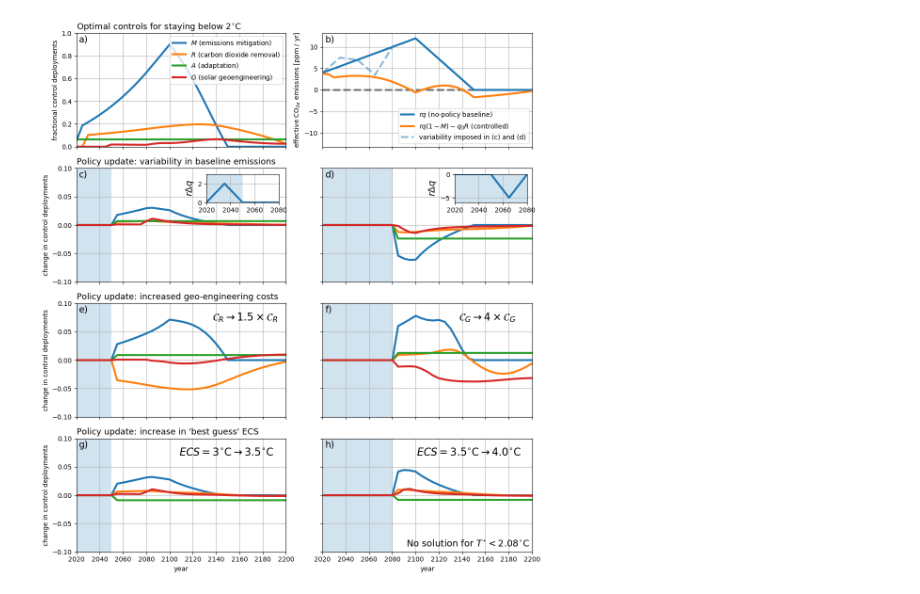
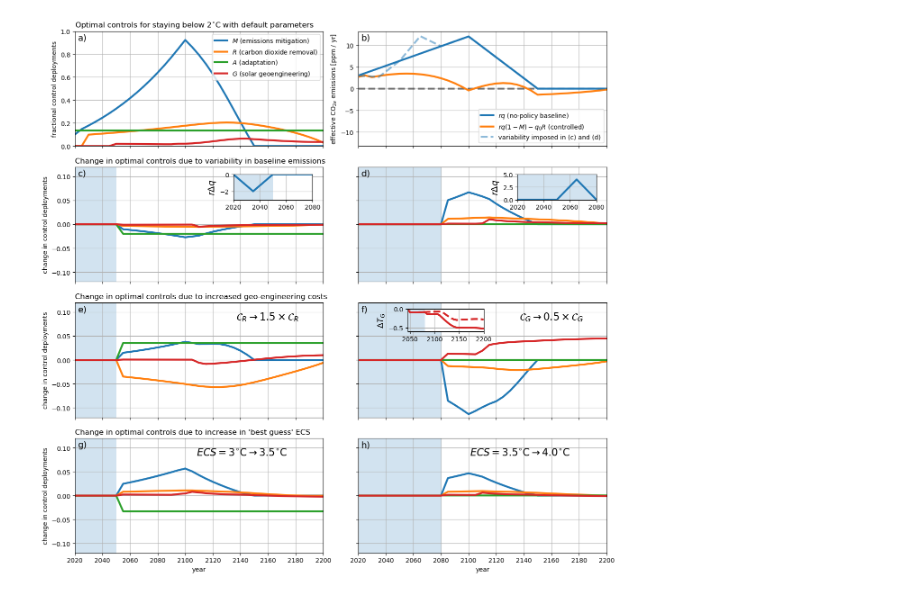
Before and after one commit to hdrake/OptimizeClimate, a Jupyter notebook: notebooks/1_policy_update.ipynb, the cells around one changed output. Cells and saved outputs as stored; diff of their text form; code cells hidden in the pictures.

```diff
--- a/notebooks/1_policy_update.ipynb
+++ b/notebooks/1_policy_update.ipynb
@@ -17,21 +17,16 @@ include("../src/stochastic_emissions.jl");
 rcParams = PyPlot.PyDict(PyPlot.matplotlib."rcParams");
 rcParams["lines.linestyle"] = "-";
 # %%
-fig = figure(figsize=(11,12))
+model = ClimateModel();
+optimize_controls!(model);
+
+Δt = 30.
+Δq_samples = [-2., 4.]/model.physics.r
 
 ensemble = Dict()
-Δt = 30.
-δq = 5.
-
-# Random.seed!(3);
-# d = Normal(0., δq)
-# Δq_samples = rand(d, 2)
-Δq_samples = [2., -5.]/0.4
-
-model = ClimateModel();
-optimize_controls!(model);
 ensemble[string(Int64(model.present_year))] = deep_copy(model);
 
+fig = figure(figsize=(13,12.5))
 fig.add_subplot(4,length(Δq_samples),1)
 plot_controls(model)
 legend(loc="upper right")
@@ -39,7 +34,6 @@ xlabel("")
 locs, labels = xticks()
 xticks(locs, labels=[])
 title("")
-title(L"Optimal controls for staying below $2^{\circ}$C", loc="left", fontsize=13)
 
 fig.add_subplot(4,length(Δq_samples),2)
 plot_emissions(model)
@@ -51,6 +45,7 @@ title("")
 control_dict = Dict()
 model_dict = Dict()
 
+ylims = [-0.12, 0.12]
 
 print("\nResponse to variability in baseline emissions\n")
 previous_year = deepcopy(model.present_year)
@@ -83,13 +78,13 @@ for (n, Δq) in enumerate(Δq_samples)
 
     # Plotting
     fig.add_subplot(4, length(Δq_samples), length(Δq_samples)+n)
-    fill_between([2020, model.present_year], [-0.1, -0.1], [0.1, 0.1], facecolor="C0", alpha=0.2)
+    fill_between([2020, model.present_year], [1, 1]*ylims[1], [1, 1]*ylims[2], facecolor="C0", alpha=0.2)
     plot(model.domain, model.controls.mitigate .- control.controls.mitigate)
     plot(model.domain, model.controls.remove .- control.controls.remove)
     plot(model.domain, model.controls.adapt .- control.controls.adapt)
     plot(model.domain, model.controls.geoeng .- control.controls.geoeng)
     xlim([2020, 2200])
-    ylim([-0.1, 0.1])
+    ylim(ylims)
     xlabel("")
     ylabel("")
     locs, labels = xticks()
@@ -97,7 +92,7 @@ for (n, Δq) in enumerate(Δq_samples)
     locs, labels = yticks(-0.1:0.05:0.1)
     if n==1
         ylabel("change in control deployments");
-        title("Policy update: variability in baseline emissions", loc="left", fontsize=13)
+        #tit = title("Change in optimal controls due to variability in baseline emissions", loc="left", fontsize=13)
     else
         locs, labels = yticks()
         yticks(locs, labels=[])
@@ -137,34 +132,37 @@ print("Cost overuns: $cost_overrun\n")
 
 # Plotting
 fig.add_subplot(4, length(Δq_samples), length(Δq_samples)*2+1)
-fill_between([2020, model.present_year], [-0.1, -0.1], [0.1, 0.1], facecolor="C0", alpha=0.2)
+fill_between([2020, model.present_year], [1, 1]*ylims[1], [1, 1]*ylims[2], facecolor="C0", alpha=0.2)
 plot(model.domain, model.controls.mitigate .- control.controls.mitigate)
 plot(model.domain, model.controls.remove .- control.controls.remove)
 plot(model.domain, model.controls.adapt .- control.controls.adapt)
 plot(model.domain, model.controls.geoeng .- control.controls.geoeng)
 xlim([2020, 2200])
-ylim([-0.1, 0.1])
 xlabel("")
 ylabel("change in control deployments")
-title("Policy update: increased geo-engineering costs", loc="left", fontsize=13)
+#tit = title("Change in optimal controls due to increased geo-engineering costs", loc="left", fontsize=13)
 grid(true)
 locs, labels = xticks()
 xticks(locs, labels=[])
 locs, labels = yticks(-0.1:0.05:0.1)
+ylim(ylims)
 annotate(s=L"$\mathcal{C}_{R} \rightarrow 1.5 \times \mathcal{C}_{R}$", xy=(0.65, 0.85), xycoords="axes fraction", fontsize=16)
 
 step_forward!(model, Δt)
 control = deep_copy(model)
 cost_control = deep_copy(control)
 
-model.economics.geoeng_cost *= 4
+model.economics.geoeng_cost *= 0.5
 
 NPV_old = deepcopy(discounted_total_control_cost(model))
 maxT_old = deepcopy(maximum(δT_adapt(model)))
 
 optimize_controls!(model);
 optimize_controls!(control);
-control.economics.geoeng_cost *= 4
+control.economics.geoeng_cost *= 0.5
+
+model_dict["G_control"] = deep_copy(control)
+model_dict["G_model"] = deep_copy(model)
 
 NPV_revised = discounted_total_control_cost(model)
 maxT_revised = maximum(δT_adapt(model))
@@ -180,7 +178,7 @@ print("Cost overuns: $cost_overrun\n")
 
 # Plotting
 fig.add_subplot(4, length(Δq_samples), length(Δq_samples)*2+2)
-fill_between([2020, model.present_year], [-0.1, -0.1], [0.1, 0.1], facecolor="C0", alpha=0.2)
+fill_between([2020, model.present_year], [1, 1]*ylims[1], [1, 1]*ylims[2], facecolor="C0", alpha=0.2)
 plot(model.domain, model.controls.mitigate .- control.controls.mitigate)
 plot(model.domain, model.controls.remove .- control.controls.remove)
 plot(model.domain, model.controls.adapt .- control.controls.adapt)
@@ -188,13 +186,13 @@ plot(model.domain, model.controls.geoeng .- control.controls.geoeng)
 xlim([2020, 2200])
 xlabel("")
 ylabel("")
-ylim([-0.1, 0.1])
 grid(true)
 locs, labels = xticks()
 xticks(locs, labels=[])
 locs, labels = yticks()
 yticks(locs, labels=[])
-annotate(s=L"$\mathcal{C}_{G} \rightarrow 4 \times \mathcal{C}_{G}$", xy=(0.65, 0.85), xycoords="axes fraction", fontsize=16)
+ylim(ylims)
+annotate(s=L"$\mathcal{C}_{G} \rightarrow 0.5 \times \mathcal{C}_{G}$", xy=(0.65, 0.85), xycoords="axes fraction", fontsize=16)
 
 ########################################################
 ########################################################
@@ -225,18 +223,17 @@ print("T = $maxT_old to $maxT_revised\n")
 
 # Plotting
 fig.add_subplot(4, length(Δq_samples), length(Δq_samples)*3+1)
-fill_between([2020, model.present_year], [-0.1, -0.1], [0.1, 0.1], facecolor="C0", alpha=0.2)
+fill_between([2020, model.present_year], [1, 1]*ylims[1], [1, 1]*ylims[2], facecolor="C0", alpha=0.2)
 plot(model.domain, model.controls.mitigate .- control.controls.mitigate)
 plot(model.domain, model.controls.remove .- control.controls.remove)
 plot(model.domain, model.controls.adapt .- control.controls.adapt)
 plot(model.domain, model.controls.geoeng .- control.controls.geoeng)
 xlim([2020, 2200])
-ylim([-0.1, 0.1])
 xlabel("year")
 ylabel("change in control deployments")
-title("Policy update: increase in 'best guess' ECS", loc="left", fontsize=13)
 locs, labels = yticks(-0.1:0.05:0.1)
 grid(true)
+ylim(ylims)
 annotate(s=L"$ECS = 3^{\circ}$C$\rightarrow 3.5^{\circ}$C", xy=(0.49, 0.85), xycoords="axes fraction", fontsize=16)
 
 step_forward!(model, Δt)
@@ -249,8 +246,8 @@ model.physics.τd = (model.physics.Cd/model.physics.B) * (model.physics.B+model.
 NPV_old = deepcopy(discounted_total_control_cost(model))
 maxT_old = deepcopy(maximum(δT_adapt(model)))
 
-m = optimize_controls!(model, temp_goal = 2.075);
-m = optimize_controls!(control, temp_goal = 2.075);
+m = optimize_controls!(model, temp_goal = 2.0);
+m = optimize_controls!(control, temp_goal = 2.0);
 control.physics.B = ensemble["2020"].physics.B * FCO₂_2x/(FCO₂_2x + 1.0)
 control.physics.ECS = (FCO₂_2x*sec_per_year)/control.physics.B
 control.physics.τd = (control.physics.Cd/control.physics.B) * (control.physics.B+control.physics.κ)/control.physics.κ
@@ -263,41 +260,53 @@ print("T = $maxT_old to $maxT_revised\n")
 
 # Plotting
 fig.add_subplot(4, length(Δq_samples), length(Δq_samples)*3+2)
-fill_between([2020, model.present_year], [-0.1, -0.1], [0.1, 0.1], facecolor="C0", alpha=0.2)
+fill_between([2020, model.present_year], [1, 1]*ylims[1], [1, 1]*ylims[2], facecolor="C0", alpha=0.2)
 plot(model.domain, model.controls.mitigate .- control.controls.mitigate)
 plot(model.domain, model.controls.remove .- control.controls.remove)
 plot(model.domain, model.controls.adapt .- control.controls.adapt)
 plot(model.domain, model.controls.geoeng .- control.controls.geoeng)
 xlim([2020, 2200])
-ylim([-0.1, 0.1])
 xlabel("year")
 ylabel("")
 locs, labels = yticks()
 yticks(locs, labels=[])
 grid(true)
+ylim(ylims)
 annotate(s=L"$ECS = 3.5^{\circ}$C$\rightarrow 4.0^{\circ}$C", xy=(0.45, 0.85), xycoords="axes fraction", fontsize=16)
-annotate(s=L"No solution for $T^{\star} < 2.08^{\circ}$C", xy=(0.4, 0.05), xycoords="axes fraction", fontsize=14)
+#annotate(s=L"No solution for $T^{\star} < 2.08^{\circ}$C", xy=(0.4, 0.05), xycoords="axes fraction", fontsize=14)
 
-iax = fig.add_axes([0.33, 0.6675, 0.14, 0.05])
+iax = fig.add_axes([0.3375, 0.674, 0.135, 0.045])
 sca(iax)
-fill_between([2020, model_dict[1].present_year], [0, 0], [3, 3], facecolor="C0", alpha=0.2)
+fill_between([2020, model_dict[1].present_year], [0, 0], [-3, -3], facecolor="C0", alpha=0.2)
 plot(model.domain, effective_baseline_emissions(model_dict[1]) - effective_baseline_emissions(control_dict[1]), "C0-")
 ylabel(L"$r Δq$", fontsize=14)
 grid(true)
 xlabel("")
 xlim([2020,2080])
-ylim([0, 3])
+ylim([-3, 0])
 title("")
 
-iax = fig.add_axes([0.810, 0.6675, 0.14, 0.05])
+iax = fig.add_axes([0.8225, 0.674, 0.135, 0.045])
 sca(iax)
-fill_between([2020, model_dict[2].present_year], [0, 0], [-6., -6.], facecolor="C0", alpha=0.2)
+fill_between([2020, model_dict[2].present_year], [0, 0], [5., 5.], facecolor="C0", alpha=0.2)
 plot(model.domain, effective_baseline_emissions(model_dict[2]) - effective_baseline_emissions(control_dict[2]), "C0-")
 ylabel(L"$r Δq$", fontsize=14)
 grid(true)
 xlabel("")
 xlim([2020,2080])
-ylim([-6, 0])
+ylim([0, 5])
+title("")
+
+iax = fig.add_axes([0.635, 0.44, 0.13, 0.04])
+sca(iax)
+fill_between([2020, 2080.], [0, 0], [-0.6, -0.6], facecolor="C0", alpha=0.2)
+plot(model.domain, δT(model_dict["G_control"]) .- δT_no_geoeng(model_dict["G_control"]), "C3--")
+plot(model.domain, δT(model_dict["G_model"]) .- δT_no_geoeng(model_dict["G_model"]), "C3-")
+ylabel(L"$\Delta T_{G}$", fontsize=13)
+grid(true)
+xlabel("")
+xlim([2045, 2200])
+ylim([-0.6, 0.])
 title("")
 
 fig.add_subplot(4, 2, 2)
@@ -310,6 +319,19 @@ for n = 1:8
     annotate(s=labels[n], xy=(0.0125, 0.92), xycoords="axes fraction", fontsize=14)
 end
 
-tight_layout()
+tight_layout(h_pad=2.0)
+
+fig.add_subplot(4, length(Δq_samples), 1)
+title(L"Optimal controls for staying below $2^{\circ}$C with default parameters", loc="left", fontsize=12)
+
+fig.add_subplot(4, length(Δq_samples), length(Δq_samples)*1+1)
+tit = title("Change in optimal controls due to variability in baseline emissions", loc="left", fontsize=12)
+
+fig.add_subplot(4, length(Δq_samples), length(Δq_samples)*2+1)
+tit = title("Change in optimal controls due to increased geo-engineering costs", loc="left", fontsize=12)
+
+fig.add_subplot(4, length(Δq_samples), length(Δq_samples)*3+1)
+tit = title("Change in optimal controls due to increase in 'best guess' ECS", loc="left", fontsize=12)
+
 savefig("../figures/policy_updates.pdf", dpi=150, bbox_inches="tight")
 # %% [output]
@@ -333,2 +355,2 @@ Solve_Succeeded
-[figure, old version]
+[figure, new version]
 Solve_Succeeded
```
Also changed, not shown: parts of 1 cell of this notebook, 12 other files.
